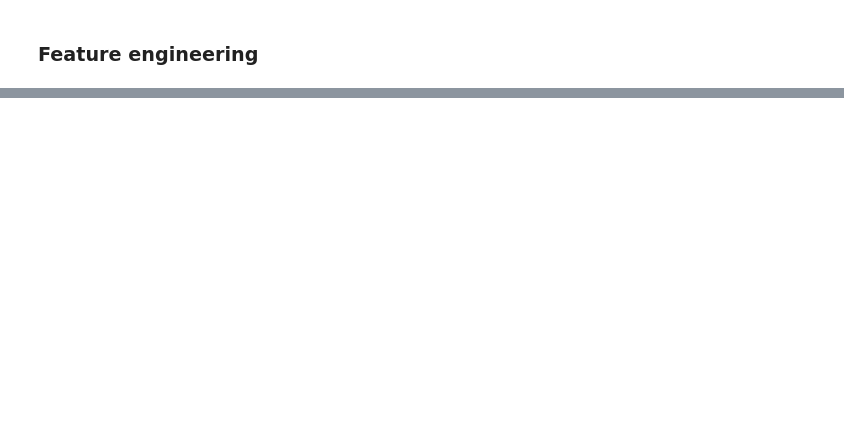
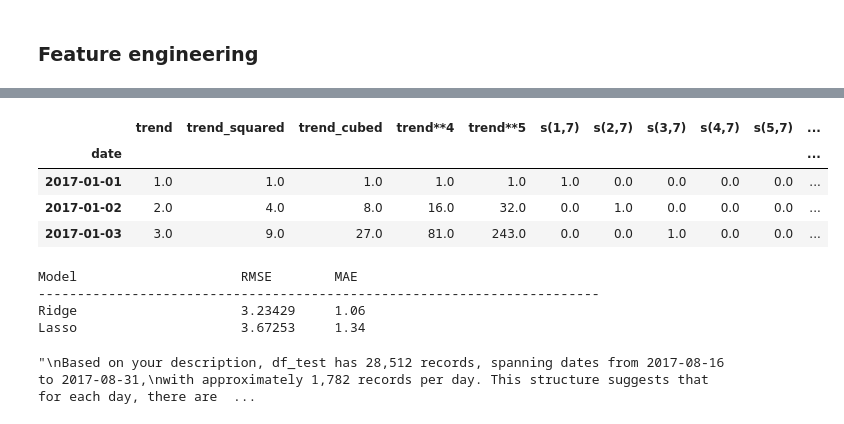
Before and after one commit to sjuanati/DataSciLabs, a Jupyter notebook: projects/kaggle/03_store_sales/store_sales.ipynb, the cells around one changed output, grey strips where cells are left out. Cells and saved outputs as stored; diff of their text form; code cells hidden in the pictures; blank space fills up the shorter version.

```diff
--- a/projects/kaggle/03_store_sales/store_sales.ipynb
+++ b/projects/kaggle/03_store_sales/store_sales.ipynb
@@ -368,0 +441,24 @@ Name: sales, Length: 2352240, dtype: float64
+# %%
+from statsmodels.tsa.deterministic import CalendarFourier, DeterministicProcess
+
+fourier = CalendarFourier(freq='M', order=3)
+
+dp = DeterministicProcess(
+    index=y.index,
+    constant=False,
+    order=5,
+    seasonal=True,
+    additional_terms=[fourier],
+    drop=True,
+)
+
+X = dp.in_sample()
+X['NewYear'] = (X.index.dayofyear == 1)
+# %%
+X.head(3)
+# %% [output]
+|  | trend | trend_squared | trend_cubed | trend**4 | trend**5 | s(1,7) | s(2,7) | s(3,7) | s(4,7) | s(5,7) | ... |
+| date |  |  |  |  |  |  |  |  |  |  | ... |
+| 2017-01-01 | 1.0 | 1.0 | 1.0 | 1.0 | 1.0 | 1.0 | 0.0 | 0.0 | 0.0 | 0.0 | ... |
+| 2017-01-02 | 2.0 | 4.0 | 8.0 | 16.0 | 32.0 | 0.0 | 1.0 | 0.0 | 0.0 | 0.0 | ... |
+| 2017-01-03 | 3.0 | 9.0 | 27.0 | 81.0 | 243.0 | 0.0 | 0.0 | 1.0 | 0.0 | 0.0 | ... |
@@ -368,0 +514,17 @@ Name: sales, Length: 2352240, dtype: float64
+# %%
+models = [ridge, lasso]
+evaluate_models(models, X_test, y_test)
+# %% [output]
+Model                     RMSE        MAE
+------------------------------------------------------------------------
+Ridge                     3.23429     1.06
+Lasso                     3.67253     1.34
+# %%
+"""
+Based on your description, df_test has 28,512 records, spanning dates from 2017-08-16 to 2017-08-31,
+with approximately 1,782 records per day. This structure suggests that for each day, there are 1,782
+combinations of 'store_nbr' and 'family' products. Given that there are 16 days in your test date range,
+this aligns with the total record count (16 days * 1,782 records/day = 28,512 records).
+"""
+# %% [output]
+"\nBased on your description, df_test has 28,512 records, spanning dates from 2017-08-16 to 2017-08-31,\nwith approximately 1,782 records per day. This structure suggests that for each day, there are  ...
```
Also changed, not shown: parts of 52 cells of this notebook.
